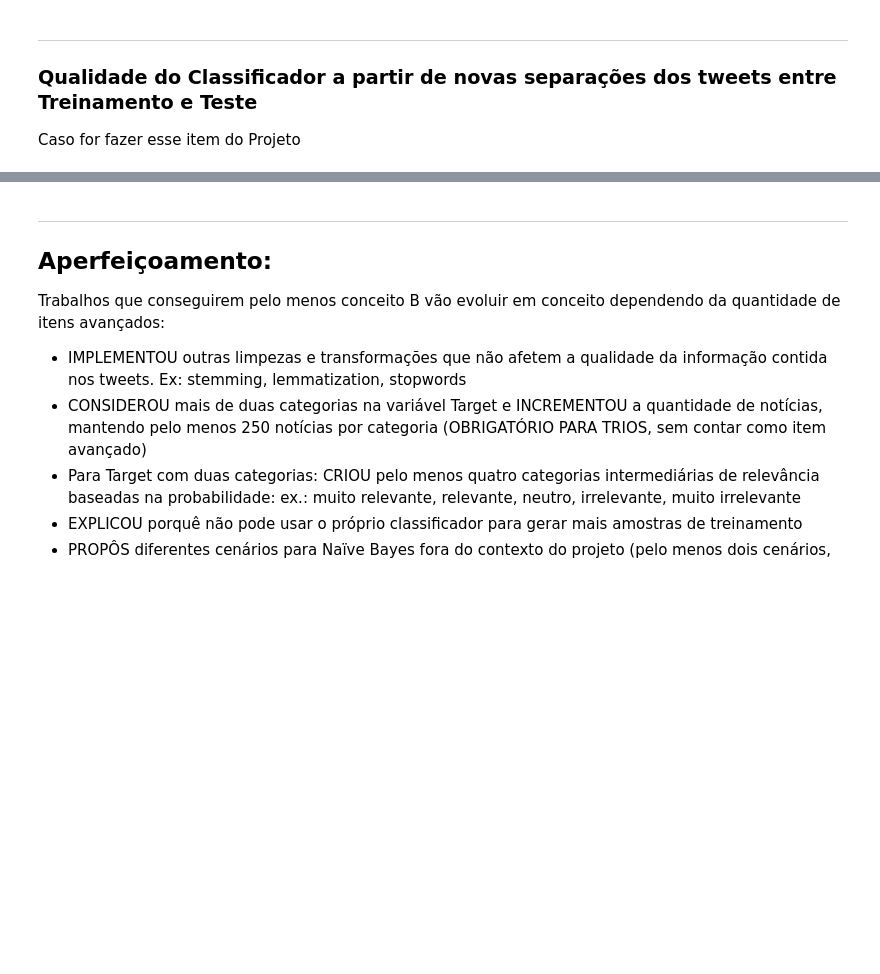
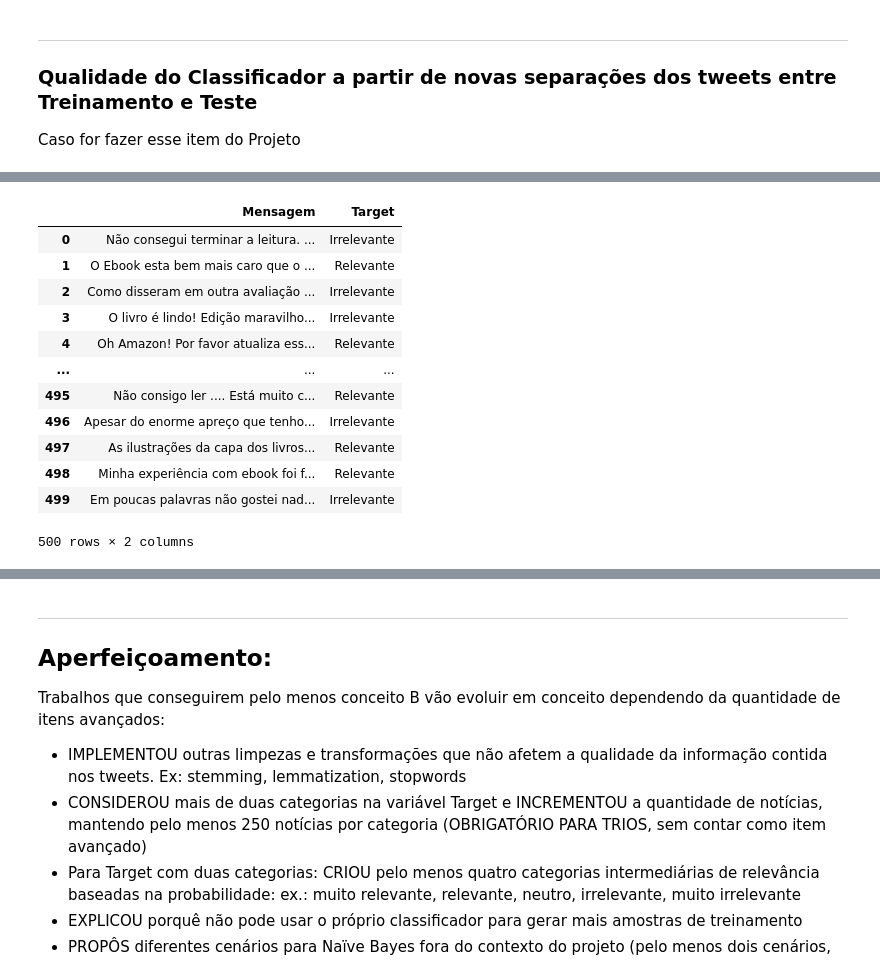
Before and after one commit to MateusMarinheiro18/Projeto-1-C-Dados, a Jupyter notebook: Projeto1 Template.ipynb, the cells around one changed output, grey strips where cells are left out. Saved outputs shown, nothing was run; the diff lists cells and outputs as text; code cells hidden in the pictures; blank space fills up the shorter version.

```diff
--- a/Projeto1 Template.ipynb
+++ b/Projeto1 Template.ipynb
@@ -376,0 +458,18 @@ Caso for fazer esse item do Projeto
+# %%
+#Embaralhando a base de dados com todos os comentários
+dados_totais = dados_totais.sample(frac = 1).reset_index(drop = True)
+dados_totais
+# %% [output]
+|  | Mensagem | Target |
+| 0 | Não consegui terminar a leitura. ... | Irrelevante |
+| 1 | O Ebook esta bem mais caro que o ... | Relevante |
+| 2 | Como disseram em outra avaliação ... | Irrelevante |
+| 3 | O livro é lindo! Edição maravilho... | Irrelevante |
+| 4 | Oh Amazon! Por favor atualiza ess... | Relevante |
+| ... | ... | ... |
+| 495 | Não consigo ler .... Está muito c... | Relevante |
+| 496 | Apesar do enorme apreço que tenho... | Irrelevante |
+| 497 | As ilustrações da capa dos livros... | Relevante |
+| 498 | Minha experiência com ebook foi f... | Relevante |
+| 499 | Em poucas palavras não gostei nad... | Irrelevante |
+500 rows × 2 columns
```
Also changed, not shown: parts of 12 cells of this notebook.
